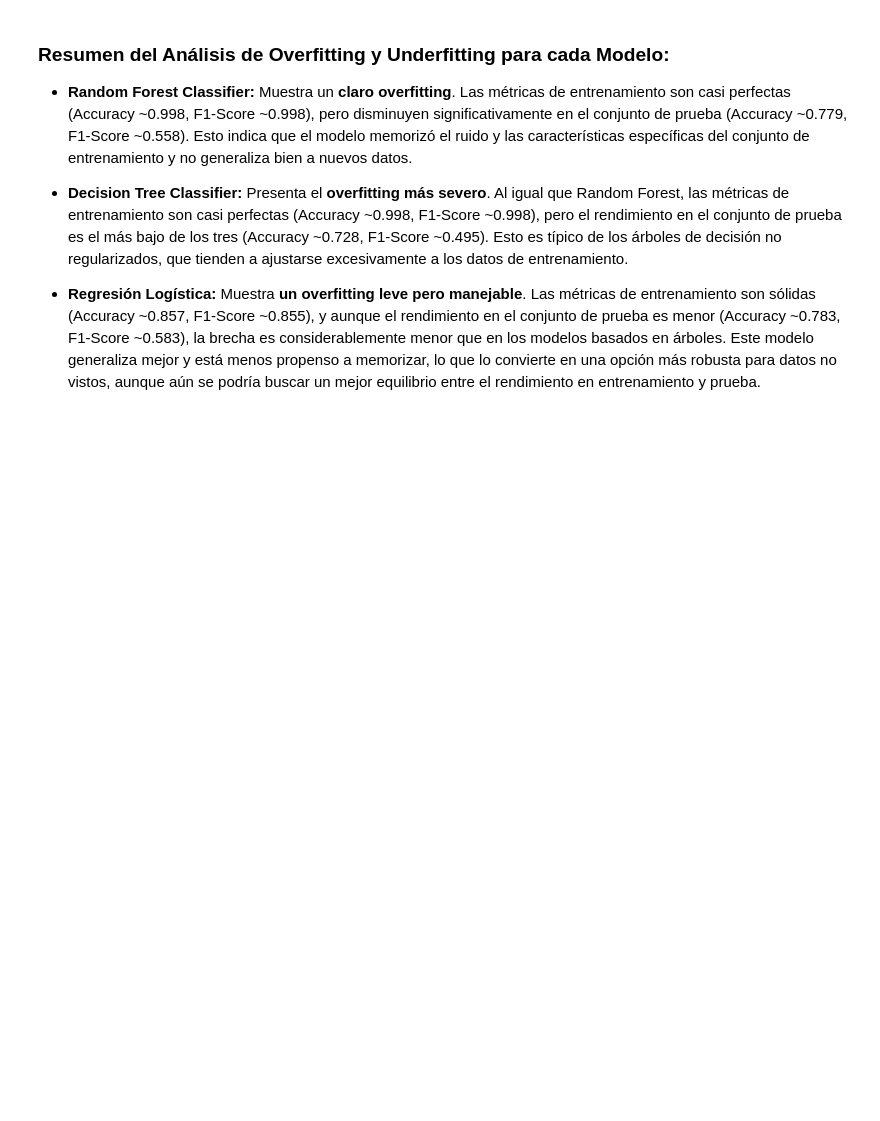
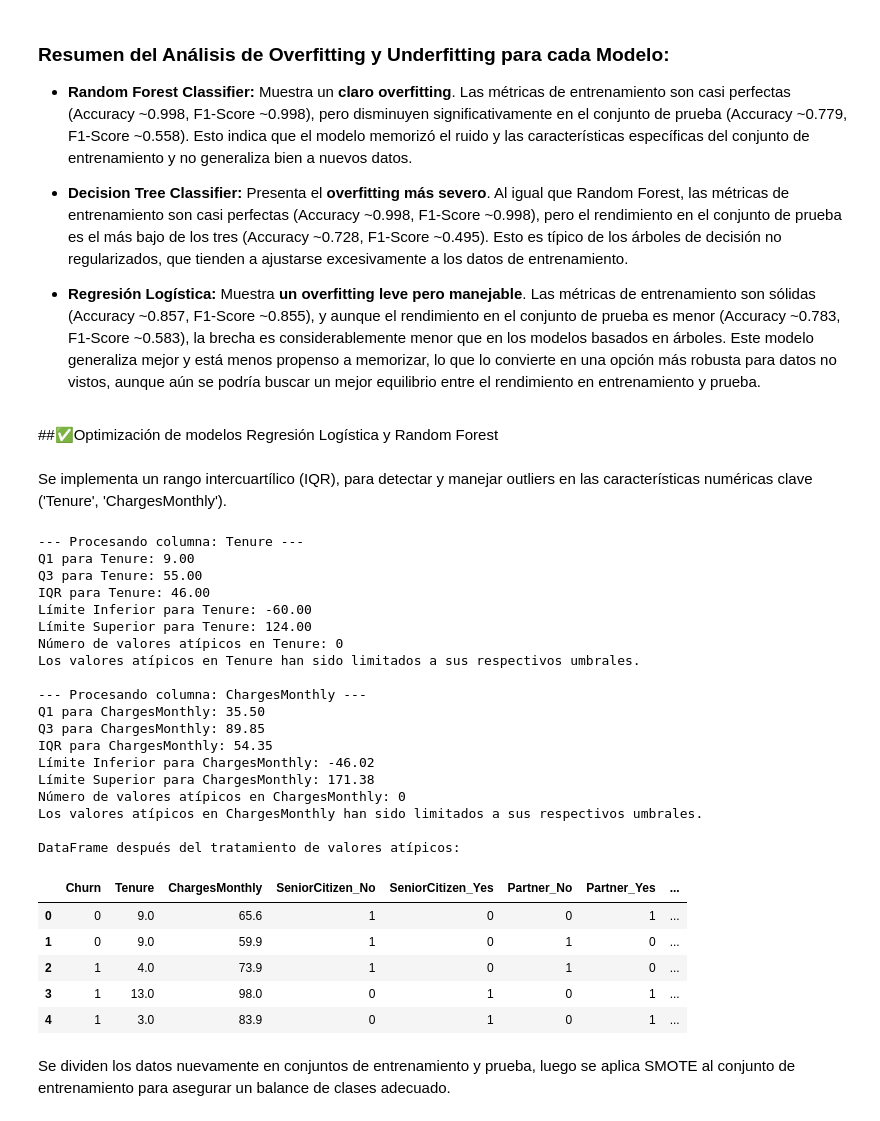
Before and after one commit to Solsmi/challenge_telecomx_latam2, a Jupyter notebook: Challenge2_TelecomX_LATAM_.ipynb, the cells around one changed output. Cells and saved outputs as stored; diff of their text form; code cells hidden in the pictures; blank space fills up the shorter version.

```diff
--- a/Challenge2_TelecomX_LATAM_.ipynb
+++ b/Challenge2_TelecomX_LATAM_.ipynb
@@ -854,3 +873,71 @@ El modelo de Regresión Logística muestra una brecha más razonable entre el re
 *   **Decision Tree Classifier:** Presenta el **overfitting más severo**. Al igual que Random Forest, las métricas de entrenamiento son casi perfectas (Accuracy ~0.998, F1-Score ~0.998), pero el rendimiento en el conjunto de prueba es el más bajo de los tres (Accuracy ~0.728, F1-Score ~0.495). Esto es típico de los árboles de decisión no regularizados, que tienden a ajustarse excesivamente a los datos de entrenamiento.
 
 *   **Regresión Logística:** Muestra **un overfitting leve pero manejable**. Las métricas de entrenamiento son sólidas (Accuracy ~0.857, F1-Score ~0.855), y aunque el rendimiento en el conjunto de prueba es menor (Accuracy ~0.783, F1-Score ~0.583), la brecha es considerablemente menor que en los modelos basados en árboles. Este modelo generaliza mejor y está menos propenso a memorizar, lo que lo convierte en una opción más robusta para datos no vistos, aunque aún se podría buscar un mejor equilibrio entre el rendimiento en entrenamiento y prueba.
+# %% [markdown]
+##✅Optimización de modelos Regresión Logística y Random Forest
+# %% [markdown]
+Se implementa un rango intercuartílico (IQR), para detectar y manejar outliers en las características numéricas clave ('Tenure', 'ChargesMonthly').
+# %%
+import numpy as np
+
+# Lista de columnas para verificar valores atípicos (outliers)
+columns_to_check = ['Tenure', 'ChargesMonthly']
+
+for col in columns_to_check:
+    print(f"\n--- Procesando columna: {col} ---")
+
+    # Calcular Q1 y Q3
+    Q1 = df_encoded[col].quantile(0.25)
+    Q3 = df_encoded[col].quantile(0.75)
+    print(f"Q1 para {col}: {Q1:.2f}")
+    print(f"Q3 para {col}: {Q3:.2f}")
+
+    # Calcular el Rango Intercuartílico (IQR)
+    IQR = Q3 - Q1
+    print(f"IQR para {col}: {IQR:.2f}")
+
+    # Definir los límites para los valores atípicos
+    lower_bound = Q1 - 1.5 * IQR
+    upper_bound = Q3 + 1.5 * IQR
+    print(f"Límite Inferior para {col}: {lower_bound:.2f}")
+    print(f"Límite Superior para {col}: {upper_bound:.2f}")
+
+    # Identificar valores atípicos
+    outliers = df_encoded[(df_encoded[col] < lower_bound) | (df_encoded[col] > upper_bound)]
+    print(f"Número de valores atípicos en {col}: {len(outliers)}")
+
+    # Reemplazar valores atípicos con los límites (capping)
+    df_encoded[col] = np.where(df_encoded[col] < lower_bound, lower_bound, df_encoded[col])
+    df_encoded[col] = np.where(df_encoded[col] > upper_bound, upper_bound, df_encoded[col])
+    print(f"Los valores atípicos en {col} han sido limitados a sus respectivos umbrales.")
+
+print("\nDataFrame después del tratamiento de valores atípicos:")
+display(df_encoded.head())
+# %% [output]
+--- Procesando columna: Tenure ---
+Q1 para Tenure: 9.00
+Q3 para Tenure: 55.00
+IQR para Tenure: 46.00
+Límite Inferior para Tenure: -60.00
+Límite Superior para Tenure: 124.00
+Número de valores atípicos en Tenure: 0
+Los valores atípicos en Tenure han sido limitados a sus respectivos umbrales.
+
+--- Procesando columna: ChargesMonthly ---
+Q1 para ChargesMonthly: 35.50
+Q3 para ChargesMonthly: 89.85
+IQR para ChargesMonthly: 54.35
+Límite Inferior para ChargesMonthly: -46.02
+Límite Superior para ChargesMonthly: 171.38
+Número de valores atípicos en ChargesMonthly: 0
+Los valores atípicos en ChargesMonthly han sido limitados a sus respectivos umbrales.
+
+DataFrame después del tratamiento de valores atípicos:
+|  | Churn | Tenure | ChargesMonthly | SeniorCitizen_No | SeniorCitizen_Yes | Partner_No | Partner_Yes | ... |
+| 0 | 0 | 9.0 | 65.6 | 1 | 0 | 0 | 1 | ... |
+| 1 | 0 | 9.0 | 59.9 | 1 | 0 | 1 | 0 | ... |
+| 2 | 1 | 4.0 | 73.9 | 1 | 0 | 1 | 0 | ... |
+| 3 | 1 | 13.0 | 98.0 | 0 | 1 | 0 | 1 | ... |
+| 4 | 1 | 3.0 | 83.9 | 0 | 1 | 0 | 1 | ... |
+# %% [markdown]
+Se dividen los datos nuevamente en conjuntos de entrenamiento y prueba, luego se aplica SMOTE al conjunto de entrenamiento para asegurar un balance de clases adecuado.
```
Also changed, not shown: parts of 18 cells of this notebook.
